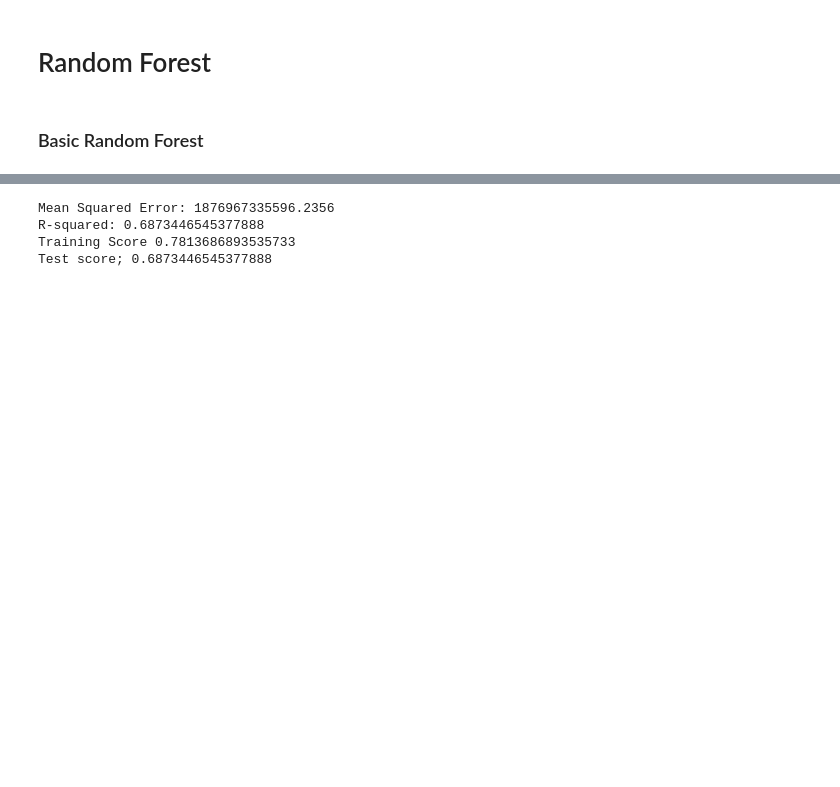
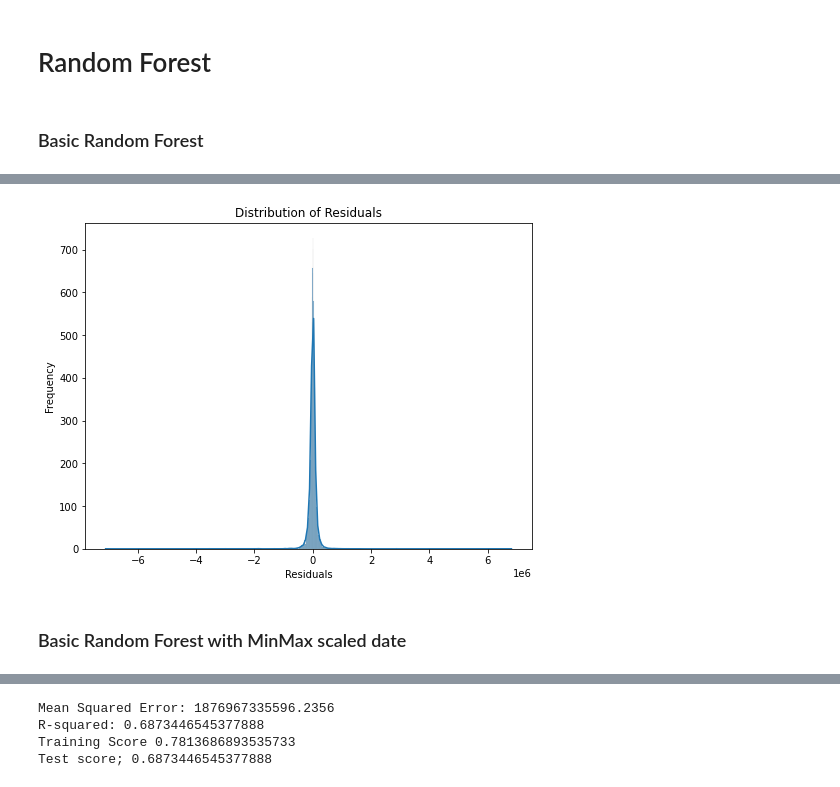
Before and after one commit to FontanaPedro/DBA-Project, a Jupyter notebook: Code_Machine_learning_process.ipynb, the cells around one changed output, grey strips where cells are left out. Saved outputs shown, nothing was run; the diff lists cells and outputs as text; code cells hidden in the pictures; blank space fills up the shorter version.

```diff
--- a/Code_Machine_learning_process.ipynb
+++ b/Code_Machine_learning_process.ipynb
@@ -703,0 +655,8 @@ plt.show()
+# %%
+#Residual erros distribution
+
+plot_residuals_distribution(rf_model,X_test,y_test)
+# %% [output]
+[figure, added]
+# %% [markdown]
+### Basic Random Forest with MinMax scaled date
```
Also changed, not shown: parts of 45 cells of this notebook, 21 other files.
